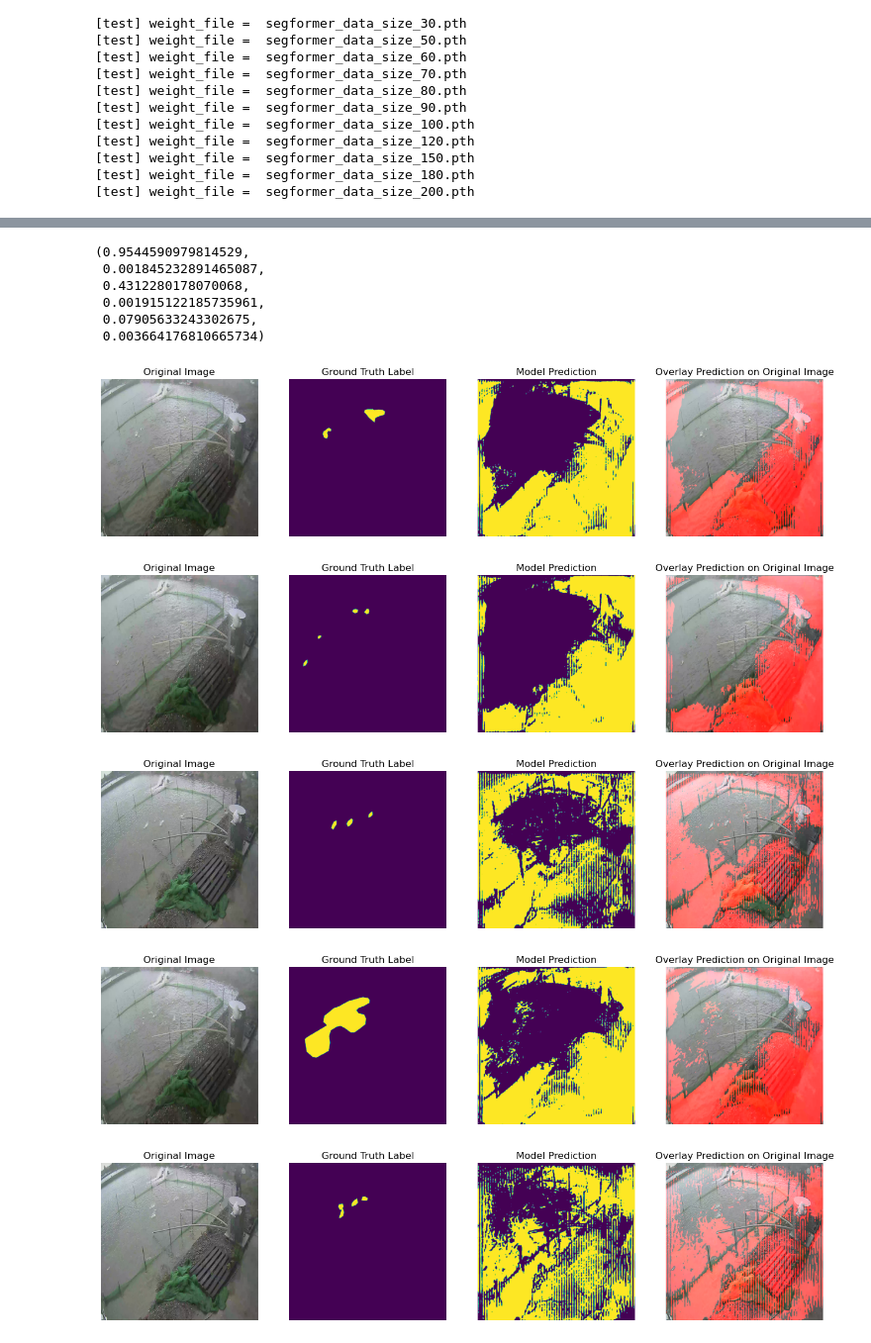
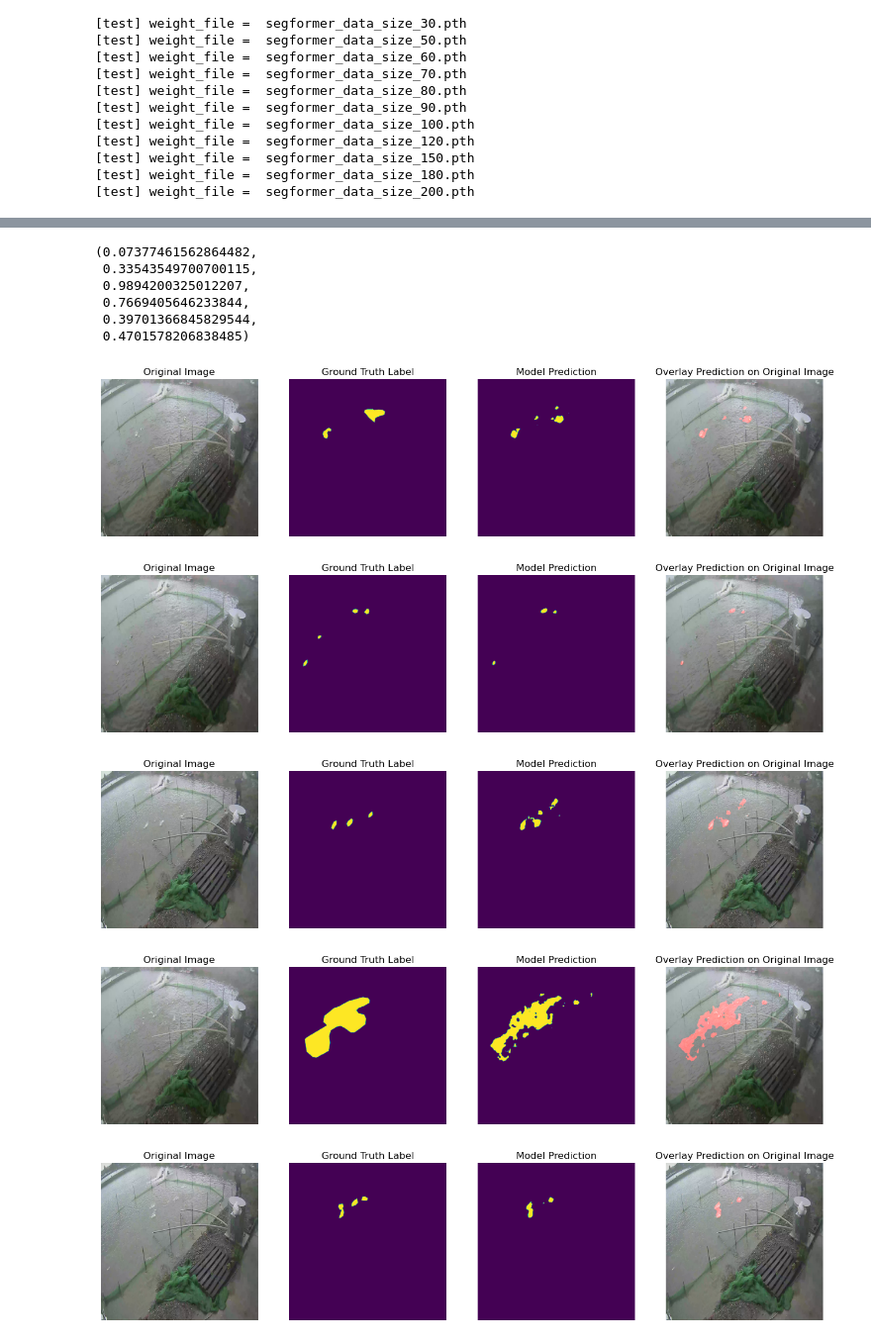
Before and after one commit to Eat-Apple-Again/RipplesDetection, a Jupyter notebook: KD_segformer_0409_num1.ipynb, the cells around one changed output, grey strips where cells are left out. Shown at 99% size. Saved outputs shown, nothing was run; the diff lists cells and outputs as text; code cells hidden in the pictures.

Commit message:
Attempted: teacher_ratio=0.7, temperature=5

```diff
--- a/KD_segformer_0409_num1.ipynb
+++ b/KD_segformer_0409_num1.ipynb
@@ -340,7 +340,7 @@ for train_size in train_sizes:
         train_loader = DataLoader(train_subset, batch_size=1, shuffle=False)
         val_loader = DataLoader(val_subset, batch_size=1, shuffle=False)
         # train
-        teacher_ratio = 1
+        teacher_ratio = 0.7
         temperature = 5
         lc = train(model_segformer, model_sam, processor_sam, train_loader, val_loader, train_size, True, teacher_ratio, temperature)
 
@@ -559,7 +559,7 @@ for key in metrics_keys:
 # %%
 def test_model_and_visualize_9(model, test_loader, num_visualizations=5):
     device = torch.device("cuda" if torch.cuda.is_available() else "cpu")
-    model.load_state_dict(torch.load('weights_KD_segformer_0409test_100\segformer_data_size_200.pth'))
+    model.load_state_dict(torch.load('weights_KD_segformer_0409test_70\segformer_data_size_200.pth'))
     model.to(device)
     model.eval()
 
@@ -590,41 +590,41 @@ def test_model_and_visualize_9(model, test_loader, num_visualizations=5):
 
             # Calculate metrics
             iou_scores.append(jaccard_score(true_flat, pred_flat, average='binary', zero_division=0))
             accuracies.append(accuracy_score(true_flat, pred_flat))
             precisions.append(precision_score(true_flat, pred_flat, average='binary', zero_division=0))
             recalls.append(recall_score(true_flat, pred_flat, average='binary', zero_division=0))
             f1_scores.append(f1_score(true_flat, pred_flat, average='binary', zero_division=0))
 
 
             if idx < num_visualizations:
                 # Visualize results
                 showSegmentationResult(model, [(image, mask)], num_images=1)
 
     avg_loss = total_loss / len(test_loader)
     avg_iou = np.mean(iou_scores)
     avg_accuracy = np.mean(accuracies)
     avg_precision = np.mean(precisions)
     avg_recall = np.mean(recalls)
     avg_f1 = np.mean(f1_scores)
 
 
     return avg_loss, avg_iou, avg_accuracy, avg_precision, avg_recall, avg_f1
 
 test_model_and_visualize_9(model_segformer, test_loader, 5)
 # %% [output]
 Clipping input data to the valid range for imshow with RGB data ([0..1] for floats or [0..255] for integers).
 Clipping input data to the valid range for imshow with RGB data ([0..1] for floats or [0..255] for integers).
 Clipping input data to the valid range for imshow with RGB data ([0..1] for floats or [0..255] for integers).
 Clipping input data to the valid range for imshow with RGB data ([0..1] for floats or [0..255] for integers).
 Clipping input data to the valid range for imshow with RGB data ([0..1] for floats or [0..255] for integers).
-(0.9544590979814529,
- 0.001845232891465087,
- 0.4312280178070068,
- 0.001915122185735961,
- 0.07905633243302675,
- 0.003664176810665734)
+(0.07377461562864482,
+ 0.33543549700700115,
+ 0.9894200325012207,
+ 0.7669405646233844,
+ 0.39701366845829544,
+ 0.4701578206838485)
-[figure, old version]
+[figure, new version]
-[figure, old version]
+[figure, new version]
-[figure, old version]
+[figure, new version]
-[figure, old version]
+[figure, new version]
-[figure, old version]
+[figure, new version]
```
Also changed, not shown: parts of 4 cells of this notebook.
